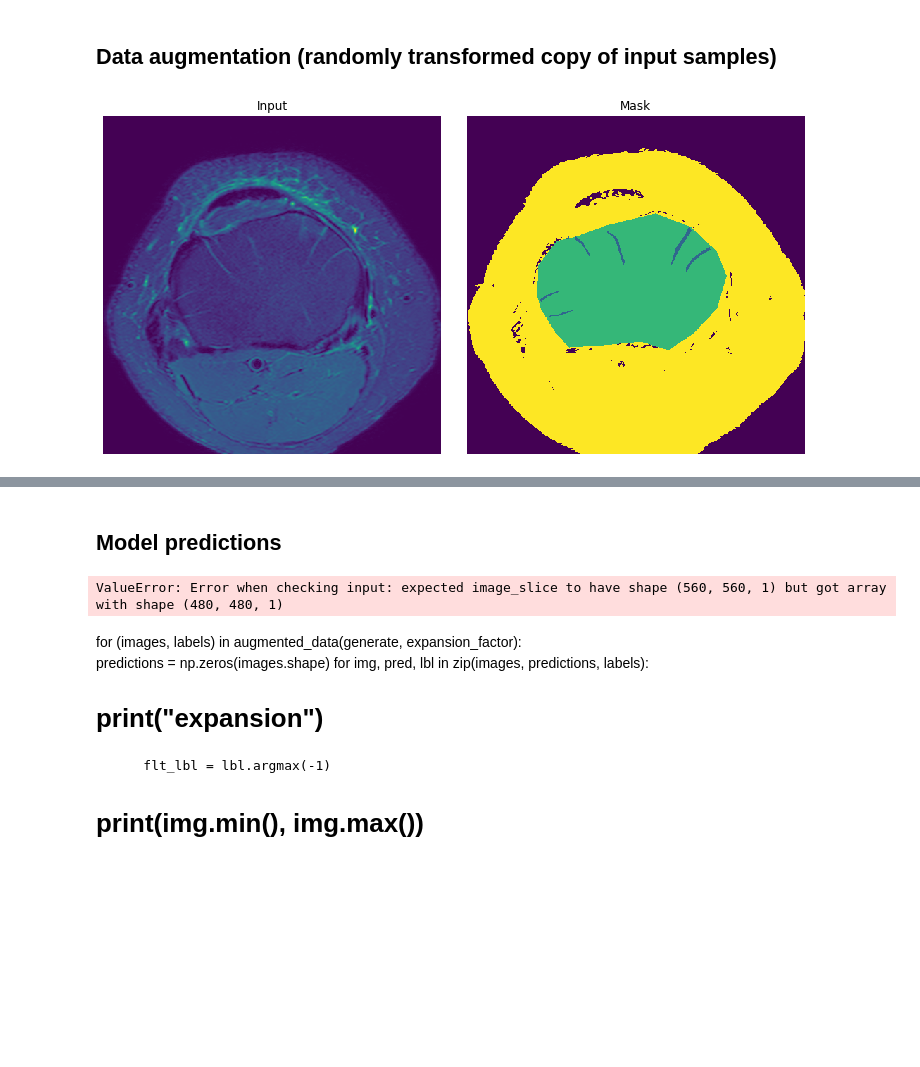
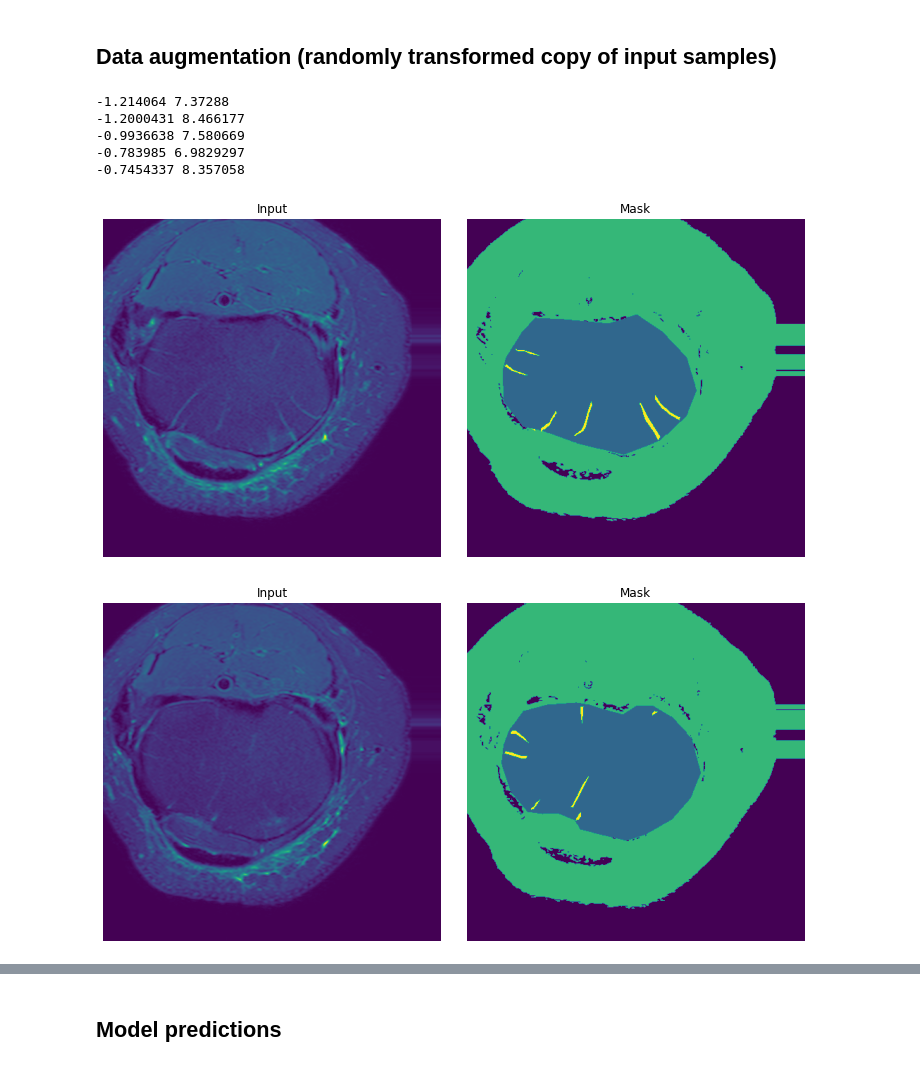
Before and after one commit to tomfrankkirk/spair_knees, a Jupyter notebook: visualise.ipynb, the cells around one changed output, grey strips where cells are left out. Drawn from its saved outputs; the diff is of its cells as text; code cells hidden in the pictures; blank space fills up the shorter version.

Commit message:
inc augment args in notebook

```diff
--- a/visualise.ipynb
+++ b/visualise.ipynb
@@ -23,22 +14,29 @@ or from the matplotlib source distribution
 # %% [markdown]
 ## Data augmentation (randomly transformed copy of input samples)
 # %%
-n_batches = 1
+n_batches = 5
 batch_size = 1
 expansion_factor = 1
 
 ipaths, lpaths = image_label_paths(INDIR)
 ipaths = ipaths[:n_batches * batch_size]; lpaths = lpaths[:n_batches * batch_size]
 generate = ImageGenerator(ipaths, lpaths, batch_size)
 
-for (images, labels) in augmented_data(generate, expansion_factor):
+for (images, labels) in augmented_data(generate, expansion_factor, AUGMENT_ARGS):
     for img, lbl in zip(images, labels):
+        # print(img.min(), img.max())
         flt_lbl = lbl.argmax(-1) # flatten down the one-hot label map into integer labels
         fig, axes = plt.subplots(1, 2, constrained_layout=True)
         fig.set_size_inches(10,5)
         for ax, data, ttl in zip(axes, [img,flt_lbl], ['Input', 'Mask']):
             ax.imshow(np.squeeze(data))
             ax.set_title(ttl)
             ax.set_axis_off()
 # %% [output]
+-1.214064 7.37288
+-1.2000431 8.466177
+-0.9936638 7.580669
+-0.783985 6.9829297
+-0.7454337 8.357058
-[figure, old version]
+[figure, new version]
+[figure, added]
@@ -46,26 +47,19 @@ for (images, labels) in augmented_data(generate, expansion_factor):
 ## Model predictions
 # %%
 unet = load_model('unet.h5')
-batch_size = 2
 
 ipaths, lpaths = image_label_paths(INDIR)
-generate = ImageGenerator(ipaths, lpaths, batch_size)
+generate = ImageGenerator(ipaths, lpaths, 1)
 
-for images, labels in iter(generate):
-    predictions = unet.predict(images)
+for img, lbl in iter(generate):
+    # print(img.min(), img.max())
+    pred = unet.predict(img)
+    flat_pred = pred.argmax(-1)
+    flt_lbl = lbl.argmax(-1) # flatten down the one-hot label map into integer labels
     fig, axes = plt.subplots(1, 3, constrained_layout=True)
     fig.set_size_inches(10,5)
 
-    for ax, data, ttl in zip(axes, [img,pred,flt_lbl], ['blah'] + TITLES):
+    for ax, data, ttl in zip(axes, [img,flat_pred,flt_lbl], ['Image'] + TITLES):
         ax.imshow(np.squeeze(data))
         ax.set_title(ttl)
         ax.set_axis_off()
-# %% [output]
-ValueError: Error when checking input: expected image_slice to have shape (560, 560, 1) but got array with shape (480, 480, 1)
-# %% [markdown]
-for (images, labels) in augmented_data(generate, expansion_factor):
-    predictions = np.zeros(images.shape)
-    for img, pred, lbl in zip(images, predictions, labels):
-#         print("expansion")
-        flt_lbl = lbl.argmax(-1)
-#         print(img.min(), img.max())
```
Also changed, not shown: parts of 2 cells of this notebook, 2 other files.
